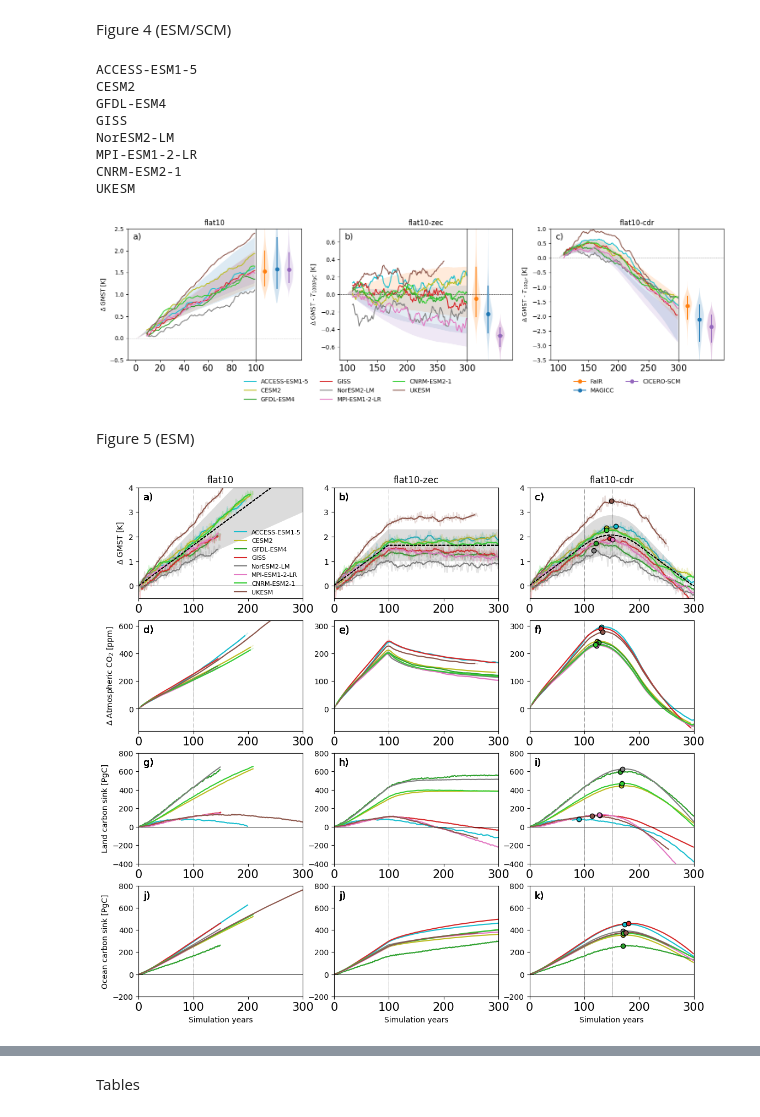
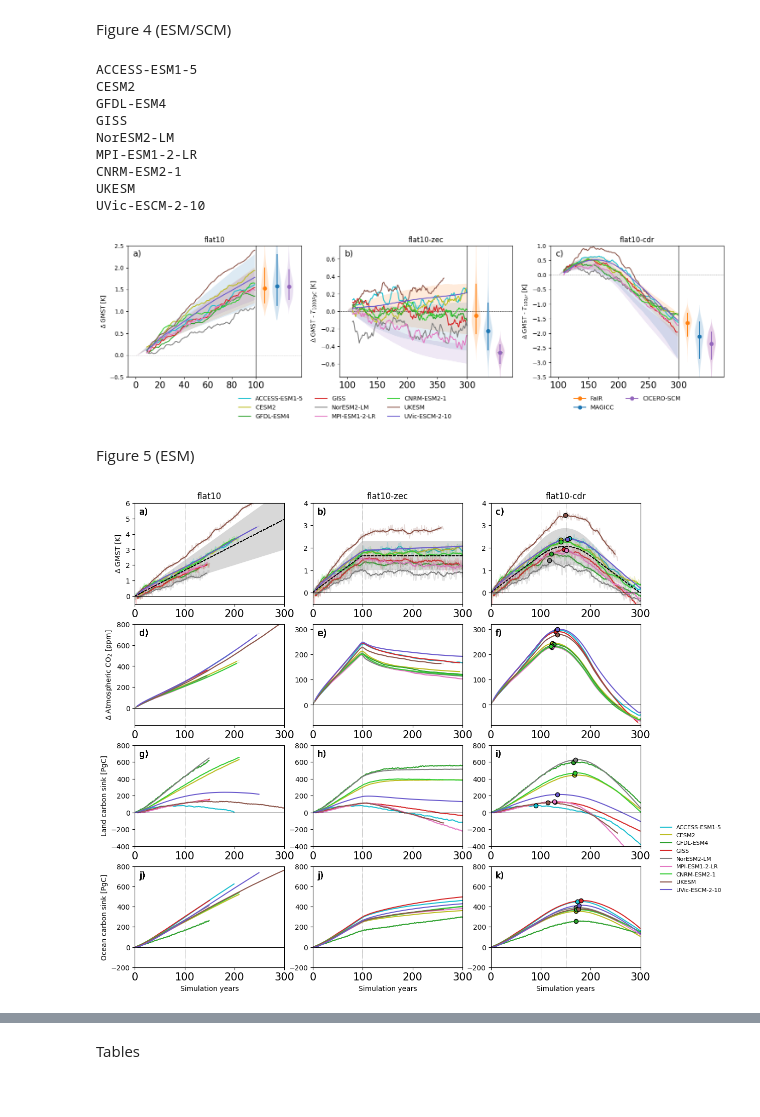
Before and after one commit to benmsanderson/esm-deck, a Jupyter notebook: flat10_figures_paper.ipynb, the cells around one changed output, grey strips where cells are left out. Saved outputs shown, nothing was run; the diff lists cells and outputs as text; code cells hidden in the pictures.

Commit message:
added uvic

```diff
--- a/flat10_figures_paper.ipynb
+++ b/flat10_figures_paper.ipynb
@@ -215,7 +215,7 @@ def extd(ts,leng):
         out=ts[:leng]
     return out
 #mdls=['ACCESS-ESM1-5','CESM2','GFDL-ESM4','GISS','NorESM2-LM','CNRM-ESM2-1','MPI-ESM1-2-LR']
-mdls=['ACCESS-ESM1-5','CESM2','GFDL-ESM4','GISS','NorESM2-LM','MPI-ESM1-2-LR','CNRM-ESM2-1','UKESM']
+mdls=['ACCESS-ESM1-5','CESM2','GFDL-ESM4','GISS','NorESM2-LM','MPI-ESM1-2-LR','CNRM-ESM2-1','UKESM','UVic-ESCM-2-10']
 expt=['esm-pictrl','1pctco2','flat10','flat10-zec','flat10-cdr']
 flds=['tas','co2','nbp','fgco2','fCmissing']
 
@@ -470,5 +454,5 @@ UKESM
 # %%
-colors=["tab:cyan","tab:olive","tab:green","tab:red","tab:gray","tab:pink","limegreen","tab:brown"]
+colors=["tab:cyan","tab:olive","tab:green","tab:red","tab:gray","tab:pink","limegreen","tab:brown", "slateblue"]
 # %% [markdown]
 Figure 4 (ESM/SCM)
 # %%
@@ -605,7 +589,8 @@ NorESM2-LM
 MPI-ESM1-2-LR
 CNRM-ESM2-1
 UKESM
+UVic-ESCM-2-10
-[figure, old version]
+[figure, new version]
 # %% [markdown]
 Figure 5 (ESM)
 # %%
@@ -620,7 +605,7 @@ for i in np.arange(0,len(mdls)):
 
     axes[0].set_title("flat10")
     axes[0].set_ylabel("$\Delta$ GMST [K]")
-    axes[0].set_ylim([-0.5,4])
+    axes[0].set_ylim([-0.5,6])
     axes[0].set_xlim([0,300])
     axes[0].plot(ed[mdls[i]]['flat10']['tas'],alpha=0.2,color=colors[i])
     axes[0].plot(time_ma,moving_average(ed[mdls[i]]['flat10']['tas'],window),color=colors[i],label=mdls[i])
@@ -630,7 +615,6 @@ for i in np.arange(0,len(mdls)):
 
     axes[0].axhline(0,lw=0.5,color="black")
     axes[0].axvline(100,lw=0.5,color="gray",linestyle=":")
-    axes[0].legend(frameon=False, prop={'size': 8}, bbox_to_anchor=(0.55, 0.67))
     axes[0].annotate('a)', xy=(0.03, 0.91), xycoords='axes fraction', fontsize=13, ha='left', va='center')
 
 for i in np.arange(0,len(mdls)):
@@ -680,14 +664,13 @@ for i in np.arange(0,len(mdls)):
 
     #axes[3].set_title("flat10")
     axes[3].set_ylabel("$\Delta$ Atmospheric CO$_2$ [ppm]")
-    axes[3].set_ylim([-160,640])
+    axes[3].set_ylim([-160,800])
     axes[3].set_xlim([0,300])
     axes[3].plot(ed[mdls[i]]['flat10']['co2']-ed[mdls[i]]['flat10']['co2'][0],alpha=0.2,color=colors[i])
     axes[3].plot(time_ma,moving_average(np.squeeze(ed[mdls[i]]['flat10']['co2']-ed[mdls[i]]['flat10']['co2'][0]),window),color=colors[i],label=mdls[i])
 
     axes[3].axhline(0,lw=0.5,color="black")
     axes[3].axvline(100,lw=0.5,color="gray",linestyle=":")
-    #axes[3].legend(frameon=False, prop={'size': 8})
     axes[3].annotate('d)', xy=(0.03, 0.91), xycoords='axes fraction', fontsize=13, ha='left', va='center')
 
 for i in np.arange(0,len(mdls)):
@@ -792,37 +775,38 @@ for i in np.arange(0,len(mdls)):
 
     #axes[10].set_title("flat10-zec")
     axes[10].set_xlabel("Simulation years")
     axes[10].set_ylim([-200,800])
     axes[10].set_xlim([0,300])
     axes[10].plot(np.cumsum(ed[mdls[i]]['flat10-zec']['fgco2']),color=colors[i])
     axes[10].axhline(0,lw=0.5,color="black")
     axes[10].axvline(100,lw=0.5,color="gray",linestyle=":")
     axes[10].annotate('j)', xy=(0.03, 0.91), xycoords='axes fraction', fontsize=13, ha='left', va='center')
 
 for i in np.arange(0,len(mdls)):
     #window =  11
     time_ma = np.arange(int(window/2),len(ed[mdls[i]]['flat10-cdr']['fgco2'])-int(window/2))
 
     #axes[11].set_title("flat10-cdr")
     axes[11].set_xlabel("Simulation years")
     axes[11].set_ylim([-200,800])
     axes[11].set_xlim([0,300])
-    axes[11].plot(np.cumsum(ed[mdls[i]]['flat10-cdr']['fgco2']),color=colors[i])
+    axes[11].plot(np.cumsum(ed[mdls[i]]['flat10-cdr']['fgco2']),color=colors[i],label=mdls[i])
 
     # indicate max value
     mxy=np.max(moving_average(np.squeeze(np.cumsum(ed[mdls[i]]['flat10-cdr']['fgco2'])),window))
     mxyidx = np.where(moving_average(np.squeeze(np.cumsum(ed[mdls[i]]['flat10-cdr']['fgco2'])),window)==mxy)[0]
     axes[11].scatter(mxyidx,mxy,color=colors[i], edgecolor="black", zorder=4)
 
     axes[11].axhline(0,lw=0.5,color="black")
     axes[11].axvline(100,lw=0.5,color="gray",linestyle=":")
     axes[11].axvline(150,lw=0.5,color="gray",linestyle=":")
     axes[11].annotate('k)', xy=(0.03, 0.91), xycoords='axes fraction', fontsize=13, ha='left', va='center')
+    axes[11].legend(frameon=False, prop={'size': 8}, bbox_to_anchor=(1.1, 0.69))
+fig.subplots_adjust(wspace=0.19, hspace=0.2)
 
-fig.subplots_adjust(wspace=0.19, hspace=0.2)
-plt.savefig("images/flat10_ESM_results_panel.pdf", bbox_inches='tight')
-plt.savefig("images/flat10_ESM_results_panel.jpg", bbox_inches='tight')
+plt.savefig("images/flat10_ESM_results_panel.pdf")
+plt.savefig("images/flat10_ESM_results_panel.jpg")
 # %% [output]
-[figure, old version]
+[figure, new version]
 # %%
 from scipy.signal import savgol_filter
```
Also changed, not shown: parts of 13 cells of this notebook, 29 other files.
